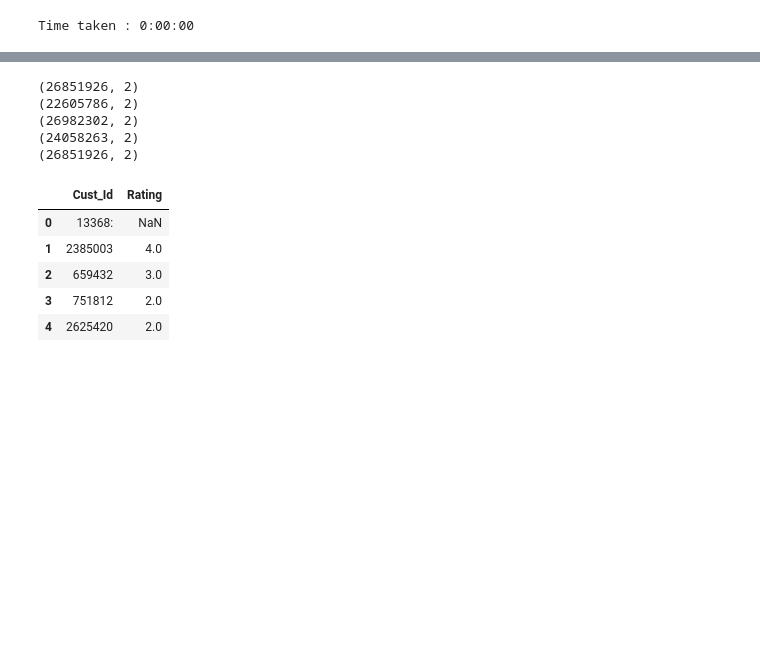
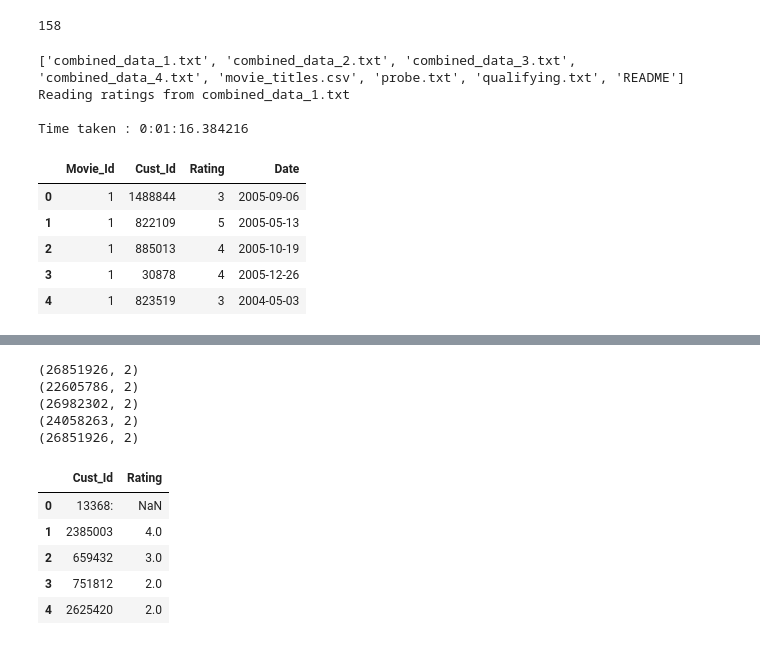
Before and after one commit to Shehab37/netflix--recommender-system, a Jupyter notebook: recommender-system.ipynb, the cells around one changed output, grey strips where cells are left out. Drawn from its saved outputs; the diff is of its cells as text; code cells hidden in the pictures; blank space fills up the shorter version.

```diff
--- a/recommender-system.ipynb
+++ b/recommender-system.ipynb
@@ -9,6 +9,7 @@ import seaborn as sns
 from tensorflow.keras import models, layers, utils
 from sklearn import metrics, preprocessing
 import os
+import gc
 
 
 import math
@@ -19,6 +20,10 @@ import seaborn as sns
 from surprise import Reader, Dataset, SVD
 from surprise.model_selection import cross_validate
 sns.set_style("darkgrid")
+
+gc.collect()
+# %% [output]
+158
 # %%
 path = "D:\\netflix dataset\\netflix-prize-data"
 # %%
@@ -27,20 +32,26 @@ if not os.path.isfile('data.csv'):
     data = open('data.csv', mode='w')
     row = list()
     files = os.listdir(path)
+    print(files)
     for file in files:
-        print("Reading ratings from {}\n".format(file))
-        with open(file) as f:
-            for line in f:
-                line = line.strip()
-                if line.endswith(':'):
-                    # All below are ratings for this movie, until another movie appears.
-                    movie_id = line.replace(':', '')
-                else:
-                    row = [x for x in line.split(',')]
-                    row.insert(0, movie_id)
-                    data.write(','.join(row))
-                    data.write('\n')
-    data.close()
+        if file.startswith('combined_data'):
+        # if file.startswith('combined_data_1'):   # use this line to process only one file
+            print("Reading ratings from {}\n".format(file))
+            with open(os.path.join(path,file)) as f:
+                for line in f:
+                    line = line.strip()
+                    if line.endswith(':'):
+                        # All below are ratings for this movie, until another movie appears.
+                        movie_id = line.replace(':', '')
+                    else:
+                        row = [x for x in line.split(',')]
+                        row.insert(0, movie_id)
+                        data.write(','.join(row))
+                        data.write('\n')
+data.close()
 print('Time taken :', datetime.now() - start)
 # %% [output]
-Time taken : 0:00:00
+['combined_data_1.txt', 'combined_data_2.txt', 'combined_data_3.txt', 'combined_data_4.txt', 'movie_titles.csv', 'probe.txt', 'qualifying.txt', 'README']
+Reading ratings from combined_data_1.txt
+
+Time taken : 0:01:16.384216
@@ -48,0 +58,11 @@ data.close()
+# %%
+df = pd.read_csv('data.csv', names=['Movie_Id', 'Cust_Id', 'Rating', 'Date'])
+# %%
+df.head()
+# %% [output]
+|  | Movie_Id | Cust_Id | Rating | Date |
+| 0 | 1 | 1488844 | 3 | 2005-09-06 |
+| 1 | 1 | 822109 | 5 | 2005-05-13 |
+| 2 | 1 | 885013 | 4 | 2005-10-19 |
+| 3 | 1 | 30878 | 4 | 2005-12-26 |
+| 4 | 1 | 823519 | 3 | 2004-05-03 |
```
Also changed, not shown: parts of 16 cells of this notebook.
